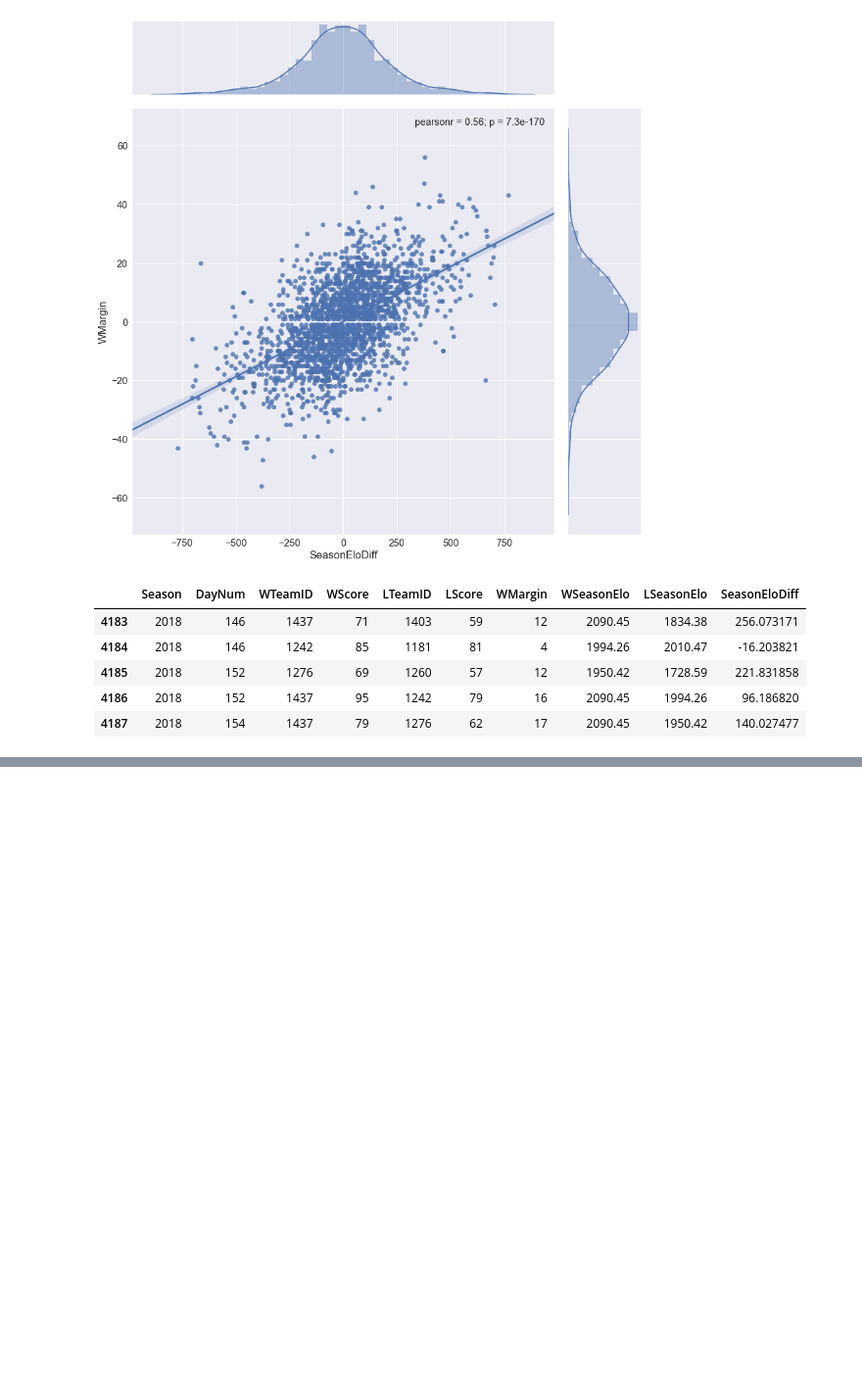
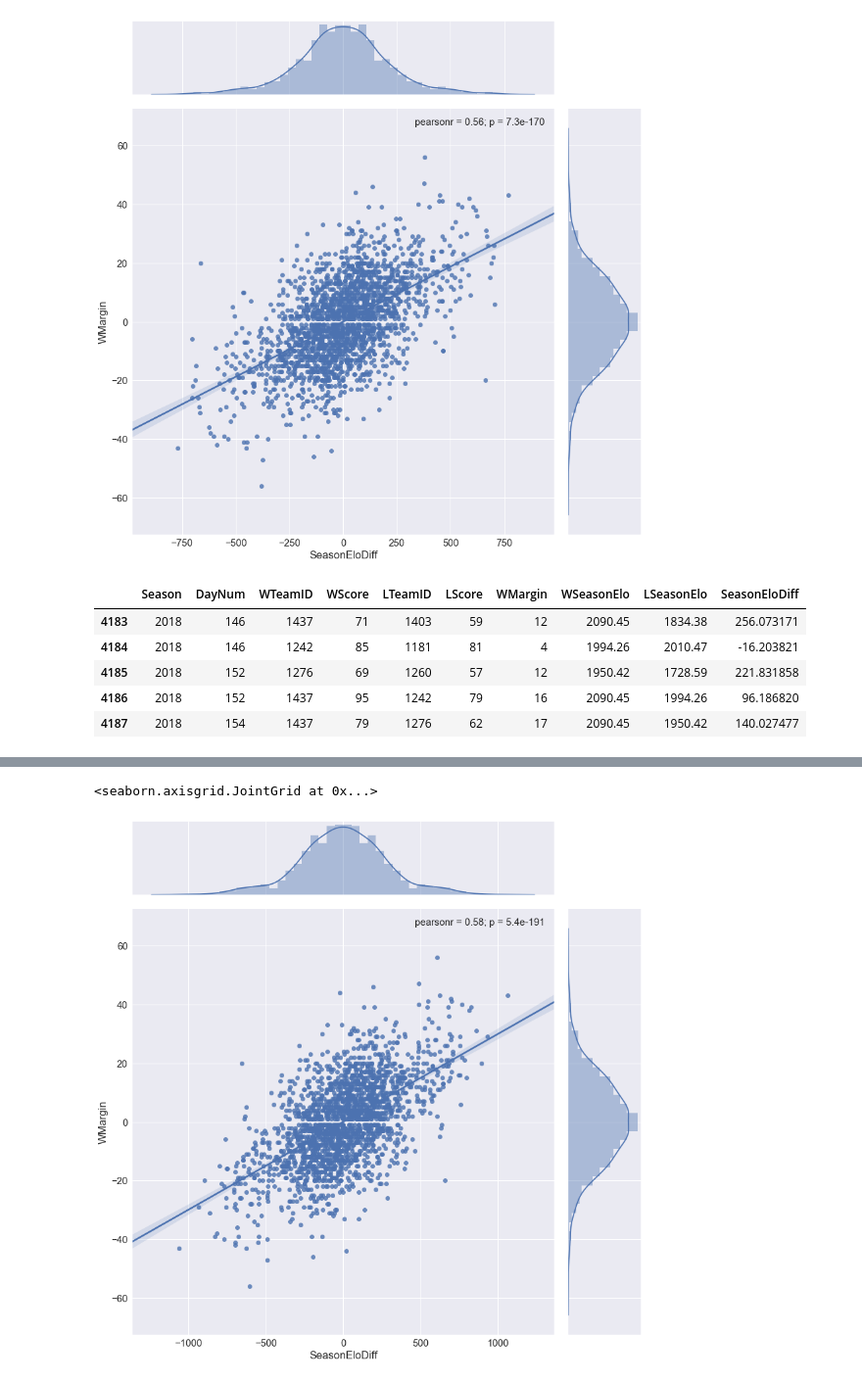
Before and after one commit to victoreram/Springboard-Data-Science, a Jupyter notebook: NCAABBPrediction/EloTuning.ipynb, the cells around one changed output, grey strips where cells are left out. Shown: that part at 98% size. Cells and saved outputs as stored; diff of their text form; code cells hidden in the pictures; blank space fills up the shorter version.

```diff
--- a/NCAABBPrediction/EloTuning.ipynb
+++ b/NCAABBPrediction/EloTuning.ipynb
@@ -284,0 +254,5 @@ elos_tourney.head()
+# %%
+elos, preds = elo.season_elos(rs=rs_c, K=65., HOME_ADVANTAGE=130.)
+elos_tourney = elo.winloss_features(df_teams=tourney_cr, df_feature=elos, feature_cols=['SeasonElo'])
+elos_tourney = elo.mirror_df(elos_tourney, x='SeasonEloDiff', y='WMargin').reset_index(drop=True)
+elos_tourney.tail()
@@ -284,0 +266,6 @@ elos_tourney.head()
+# %%
+sns.set(font_scale=1.5)
+sns.jointplot(data=elos_tourney, x='SeasonEloDiff', y='WMargin', size=12, kind="reg")
+# %% [output]
+<seaborn.axisgrid.JointGrid at 0x...>
+[figure, added]
```
Also changed, not shown: parts of 32 cells of this notebook, 3 other files.
